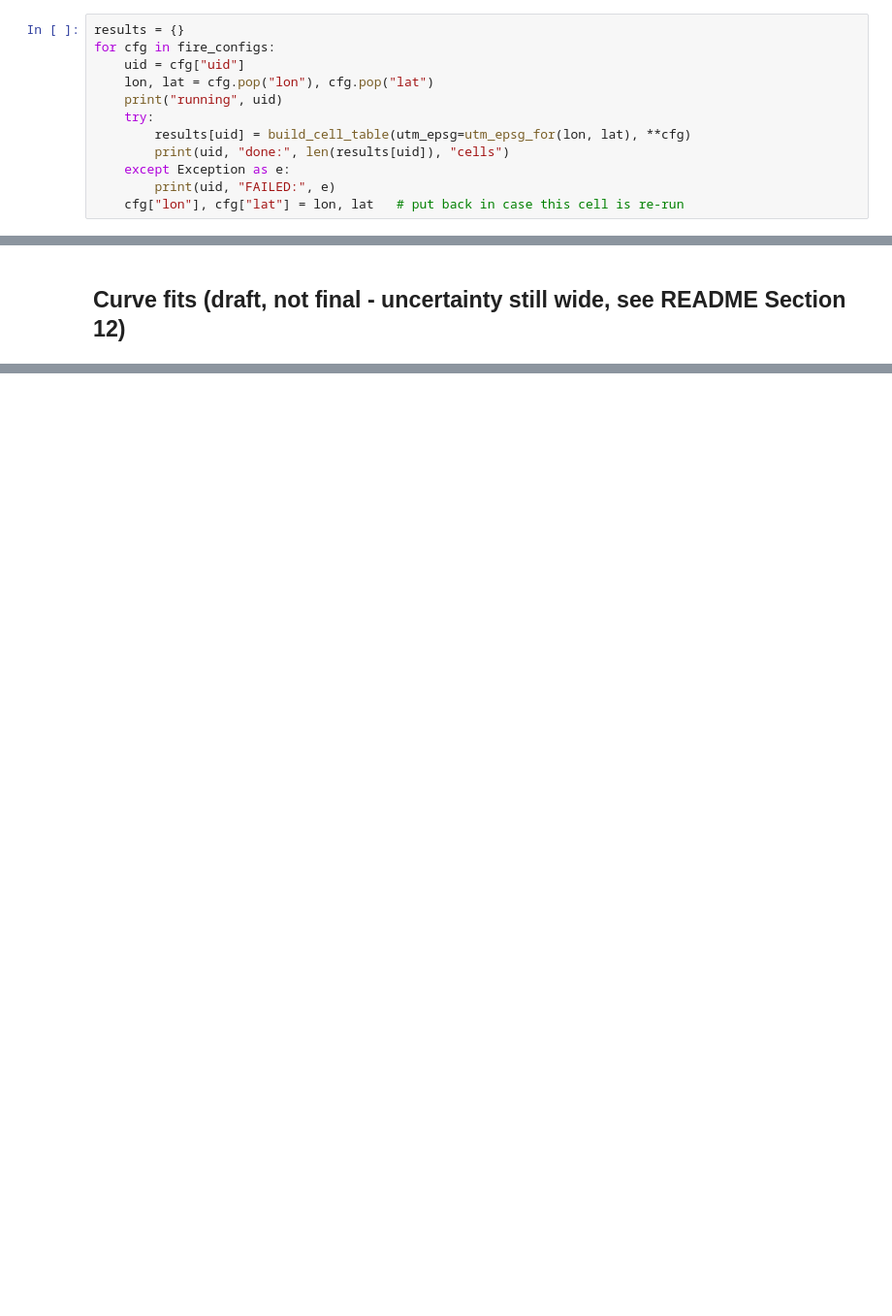
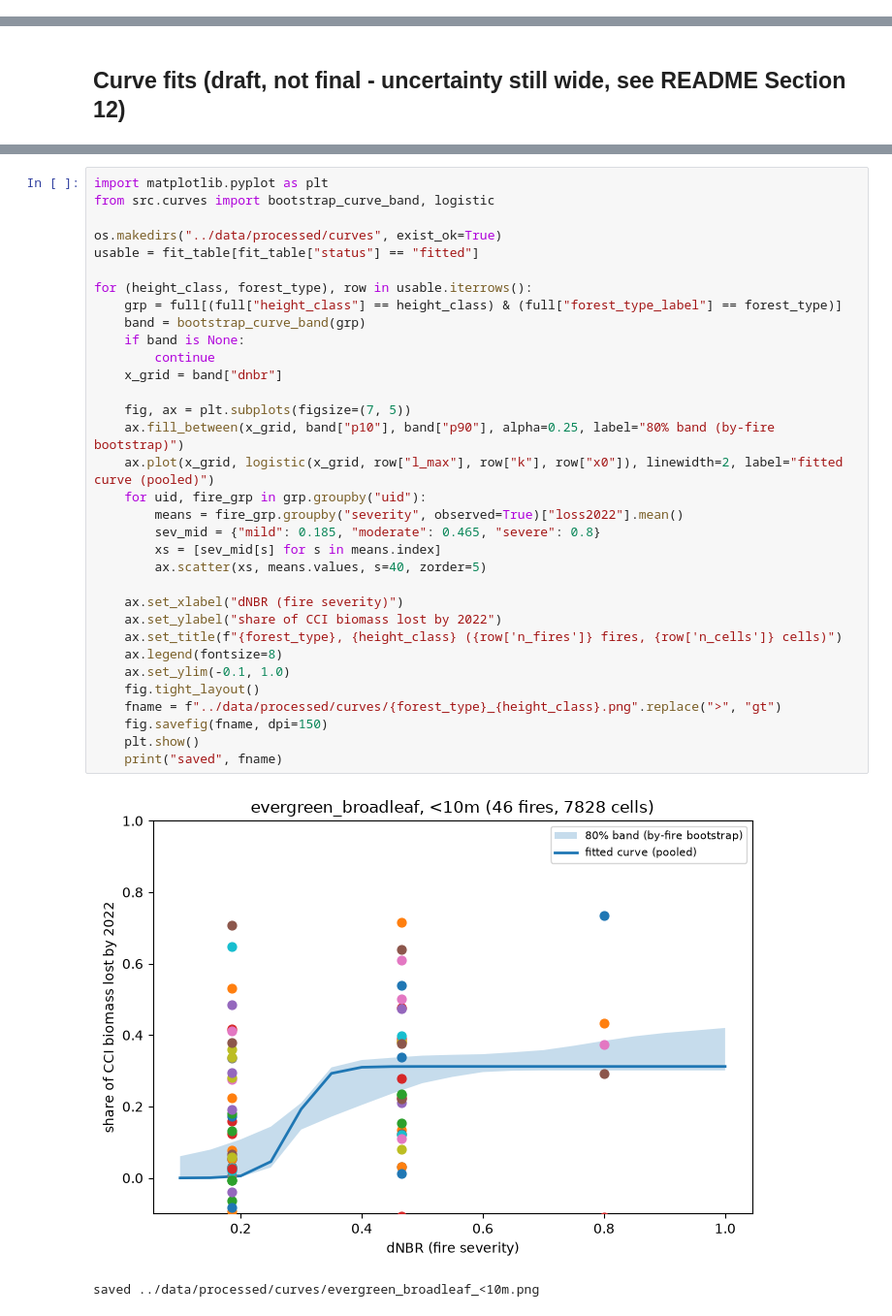
Before and after one commit to ada-th25/fire-impact-curves, a Jupyter notebook: notebooks/run_pipeline.ipynb, the cells around one changed output, grey strips where cells are left out. Shown at 97% size. Cells and saved outputs as stored; diff of their text form; blank space fills up the shorter version.

Commit message:
Ran pipeline with more data

```diff
--- a/notebooks/run_pipeline.ipynb
+++ b/notebooks/run_pipeline.ipynb
@@ -71,12 +74,0 @@ print(len(fire_configs), "fires configured")
-# %%
-results = {}
-for cfg in fire_configs:
-    uid = cfg["uid"]
-    lon, lat = cfg.pop("lon"), cfg.pop("lat")
-    print("running", uid)
-    try:
-        results[uid] = build_cell_table(utm_epsg=utm_epsg_for(lon, lat), **cfg)
-        print(uid, "done:", len(results[uid]), "cells")
-    except Exception as e:
-        print(uid, "FAILED:", e)
-    cfg["lon"], cfg["lat"] = lon, lat   # put back in case this cell is re-run
@@ -112,0 +380,36 @@ print(fit_table)
+# %%
+import matplotlib.pyplot as plt
+from src.curves import bootstrap_curve_band, logistic
+
+os.makedirs("../data/processed/curves", exist_ok=True)
+usable = fit_table[fit_table["status"] == "fitted"]
+
+for (height_class, forest_type), row in usable.iterrows():
+    grp = full[(full["height_class"] == height_class) & (full["forest_type_label"] == forest_type)]
+    band = bootstrap_curve_band(grp)
+    if band is None:
+        continue
+    x_grid = band["dnbr"]
+
+    fig, ax = plt.subplots(figsize=(7, 5))
+    ax.fill_between(x_grid, band["p10"], band["p90"], alpha=0.25, label="80% band (by-fire bootstrap)")
+    ax.plot(x_grid, logistic(x_grid, row["l_max"], row["k"], row["x0"]), linewidth=2, label="fitted curve (pooled)")
+    for uid, fire_grp in grp.groupby("uid"):
+        means = fire_grp.groupby("severity", observed=True)["loss2022"].mean()
+        sev_mid = {"mild": 0.185, "moderate": 0.465, "severe": 0.8}
+        xs = [sev_mid[s] for s in means.index]
+        ax.scatter(xs, means.values, s=40, zorder=5)
+
+    ax.set_xlabel("dNBR (fire severity)")
+    ax.set_ylabel("share of CCI biomass lost by 2022")
+    ax.set_title(f"{forest_type}, {height_class} ({row['n_fires']} fires, {row['n_cells']} cells)")
+    ax.legend(fontsize=8)
+    ax.set_ylim(-0.1, 1.0)
+    fig.tight_layout()
+    fname = f"../data/processed/curves/{forest_type}_{height_class}.png".replace(">", "gt")
+    fig.savefig(fname, dpi=150)
+    plt.show()
+    print("saved", fname)
+# %% [output]
+[figure, added]
+saved ../data/processed/curves/evergreen_broadleaf_<10m.png
```
Also changed, not shown: parts of 10 cells of this notebook.
